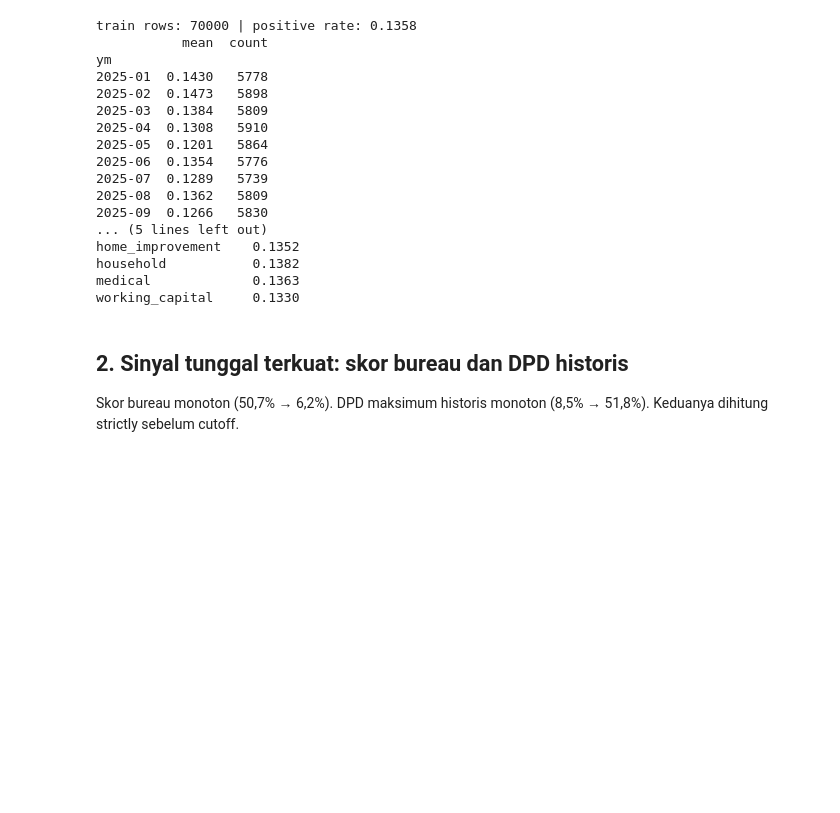
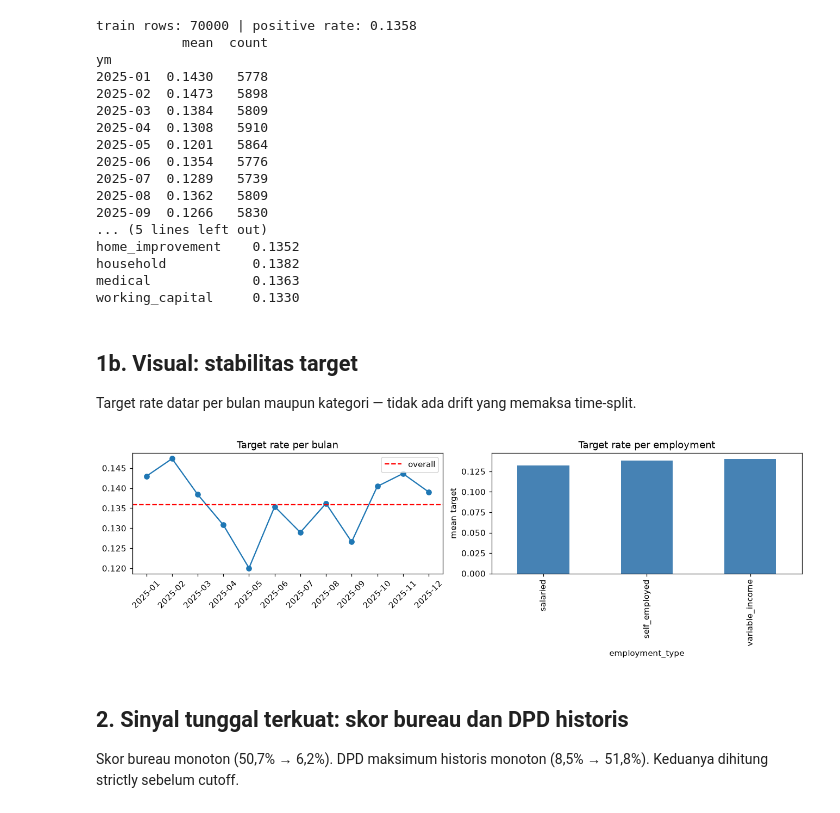
Before and after one commit to SuperBypassUdinnn/logika-ui-2026-experiment, a Jupyter notebook: notebooks/eda/fadhlur_eda_awal.ipynb, the cells around one changed output. Drawn from its saved outputs; the diff is of its cells as text; code cells hidden in the pictures; blank space fills up the shorter version.

Commit message:
docs(eda): add visualizations to initial exploration
Target stability, score-DPD distributions, KS ranking. Local only.

```diff
--- a/notebooks/eda/fadhlur_eda_awal.ipynb
+++ b/notebooks/eda/fadhlur_eda_awal.ipynb
@@ -6,10 +6,17 @@ Data: `data/*.csv`. Semua angka dihitung di notebook ini.
 # %% [markdown]
 ## 0. Setup
 # %%
+import matplotlib
+
+matplotlib.use("Agg")
+import os
 from pathlib import Path
 
+import matplotlib.pyplot as plt
 import numpy as np
 import pandas as pd
+import seaborn as sns
+from IPython.display import Image, display
 from scipy.stats import ks_2samp
 
 
@@ -23,6 +30,18 @@ def find_repo_root(marker="data/train_applications.csv"):
 
 DATA = str(find_repo_root())
 SEED = 42
+FIGDIR = str(find_repo_root().parent / "outputs" / "analysis" / "figures")
+os.makedirs(FIGDIR, exist_ok=True)
+
+
+def save_show(fig, name):
+    path = os.path.join(FIGDIR, name)
+    fig.savefig(path, dpi=110, bbox_inches="tight")
+    plt.close(fig)
+    display(Image(filename=path))
+
+
+save_show.counter = 0
 # %% [markdown]
 ## 1. Target overall dan stabilitas waktu
 
@@ -52,6 +71,28 @@ home_improvement    0.1352
 household           0.1382
 medical             0.1363
 working_capital     0.1330
+# %% [markdown]
+## 1b. Visual: stabilitas target
+
+Target rate datar per bulan maupun kategori — tidak ada drift yang
+memaksa time-split.
+# %%
+fig, ax = plt.subplots(1, 2, figsize=(12, 4))
+monthly = tr.groupby("ym").target.mean()
+ax[0].plot(monthly.index, monthly.values, marker="o")
+ax[0].axhline(tr.target.mean(), color="red", linestyle="--", label="overall")
+ax[0].set_title("Target rate per bulan")
+ax[0].tick_params(axis="x", rotation=45)
+ax[0].legend()
+prof = pd.read_csv(f"{DATA}/customer_profiles.csv")
+t = tr.merge(prof, on="customer_id")
+t.groupby("employment_type").target.mean().plot.bar(ax=ax[1], color="steelblue")
+ax[1].set_title("Target rate per employment")
+ax[1].set_ylabel("mean target")
+plt.tight_layout()
+save_show(fig, f"eda_{save_show.counter:02d}.png"); save_show.counter += 1
+# %% [output]
+[figure, added]
 # %% [markdown]
 ## 2. Sinyal tunggal terkuat: skor bureau dan DPD historis
 
```
Also changed, not shown: parts of 5 cells of this notebook, 4 other files.
